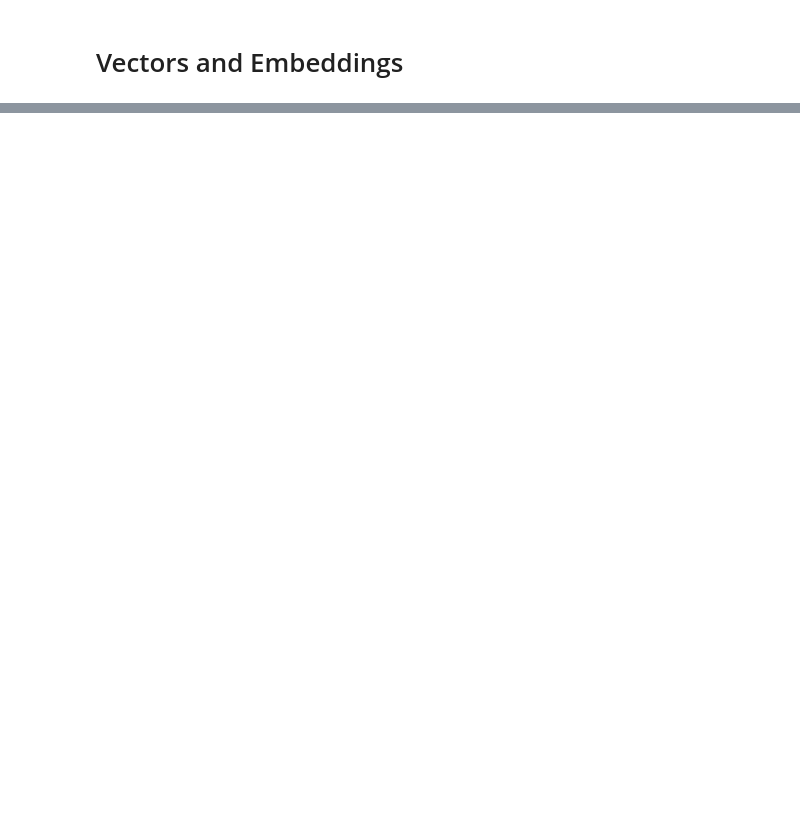
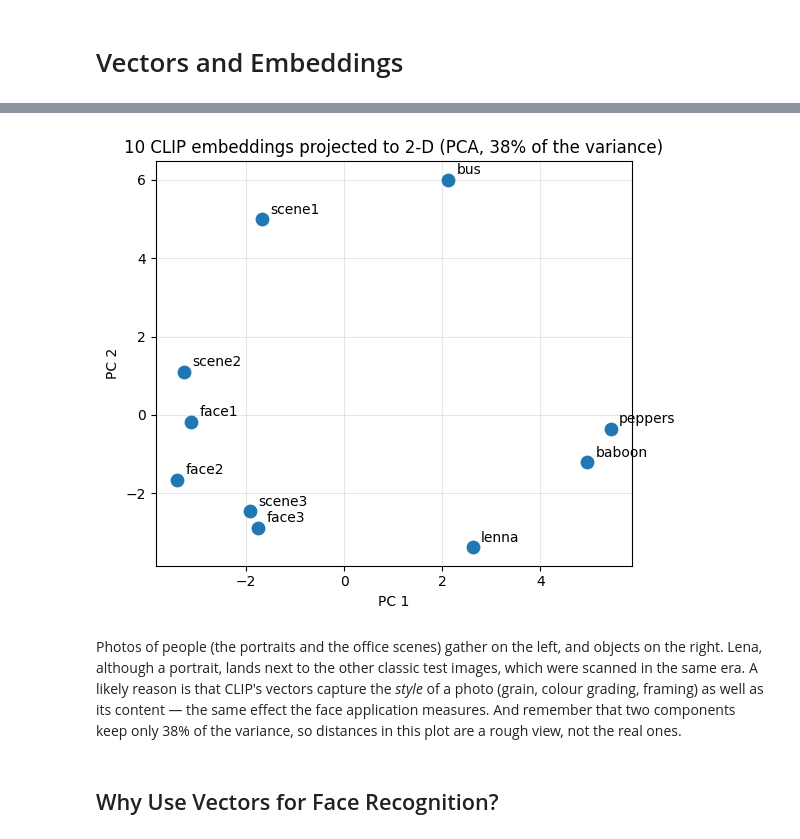
Before and after one commit to avidaldo/computer-vision, a Jupyter notebook: 3-embeddings/vectors_and_embeddings.ipynb, the cells around one changed output, grey strips where cells are left out. Drawn from its saved outputs; the diff is of its cells as text; code cells hidden in the pictures; blank space fills up the shorter version.

```diff
--- a/3-embeddings/vectors_and_embeddings.ipynb
+++ b/3-embeddings/vectors_and_embeddings.ipynb
@@ -379,0 +266,29 @@ All the machinery in this module — CLIP encodings, cosine similarity, ChromaDB
+# %%
+from pathlib import Path
+from sklearn.decomposition import PCA
+
+photo_paths = sorted(
+    path for path in Path('../resources/images').iterdir()
+    if path.suffix in {'.jpg', '.png'} and not path.stem.startswith('nms')  # nms*.png are diagrams
+)
+photo_embeddings = clip_model.encode([Image.open(path).convert('RGB') for path in photo_paths])  # (n_images, 512)
+
+pca = PCA(n_components=2)
+projected = pca.fit_transform(photo_embeddings)  # (n_images, 2)
+explained = pca.explained_variance_ratio_.sum() * 100
+
+fig, ax = plt.subplots(figsize=(6, 5))
+ax.scatter(projected[:, 0], projected[:, 1], s=80, zorder=3)
+for (x, y), path in zip(projected, photo_paths):
+    ax.annotate(path.stem, (x, y), textcoords='offset points', xytext=(6, 4), fontsize=10)
+ax.set_title(f'{len(photo_paths)} CLIP embeddings projected to 2-D (PCA, {explained:.0f}% of the variance)')
+ax.set_xlabel('PC 1'); ax.set_ylabel('PC 2')
+ax.grid(True, alpha=0.3)
+plt.tight_layout()
+plt.show()
+# %% [output]
+[figure, added]
+# %% [markdown]
+Photos of people (the portraits and the office scenes) gather on the left, and objects on the right. Lena, although a portrait, lands next to the other classic test images, which were scanned in the same era. A likely reason is that CLIP's vectors capture the *style* of a photo (grain, colour grading, framing) as well as its content — the same effect the face application measures. And remember that two components keep only 38% of the variance, so distances in this plot are a rough view, not the real ones.
+# %% [markdown]
+## Why Use Vectors for Face Recognition?
```
Also changed, not shown: parts of 45 cells of this notebook, 5 other files.
